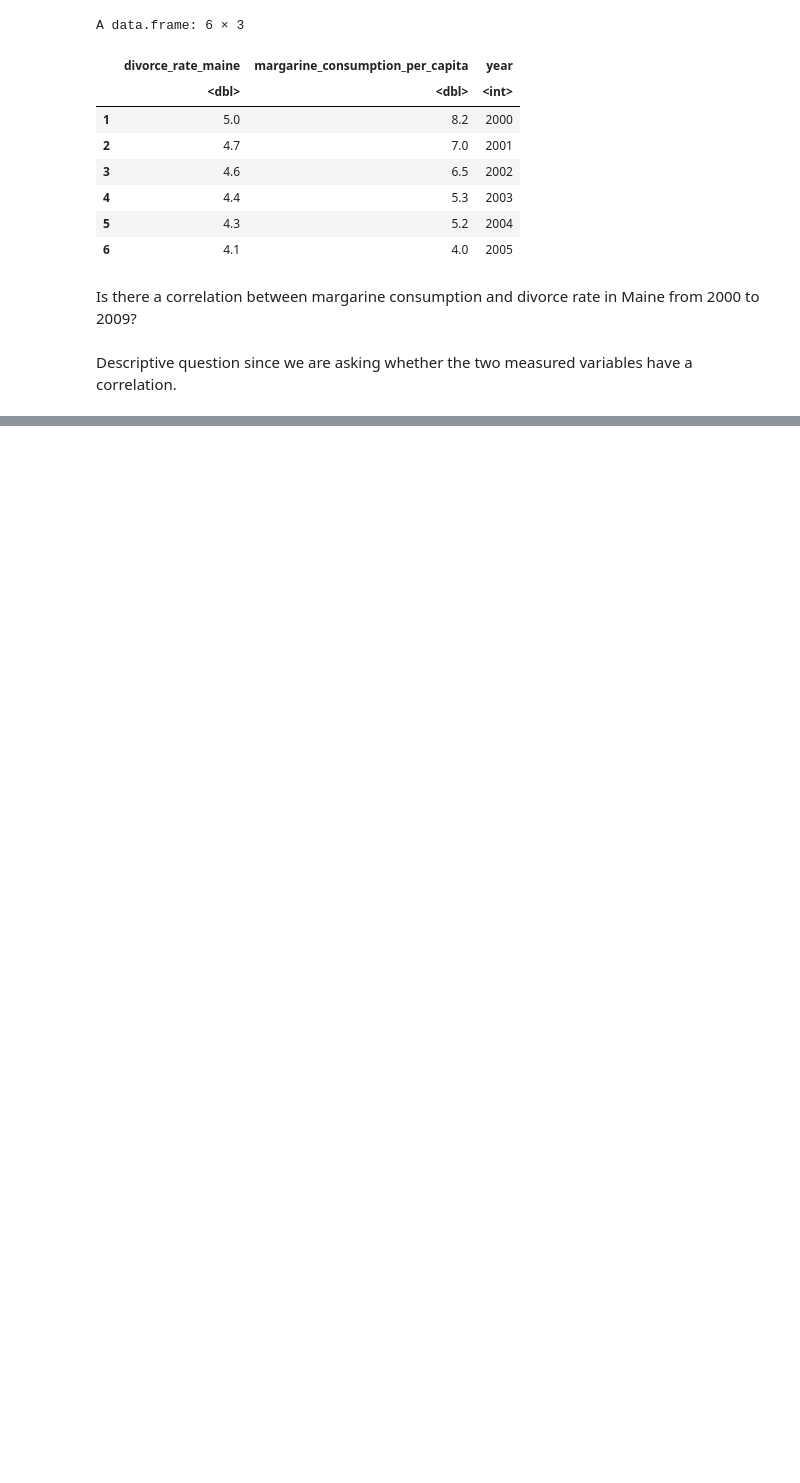
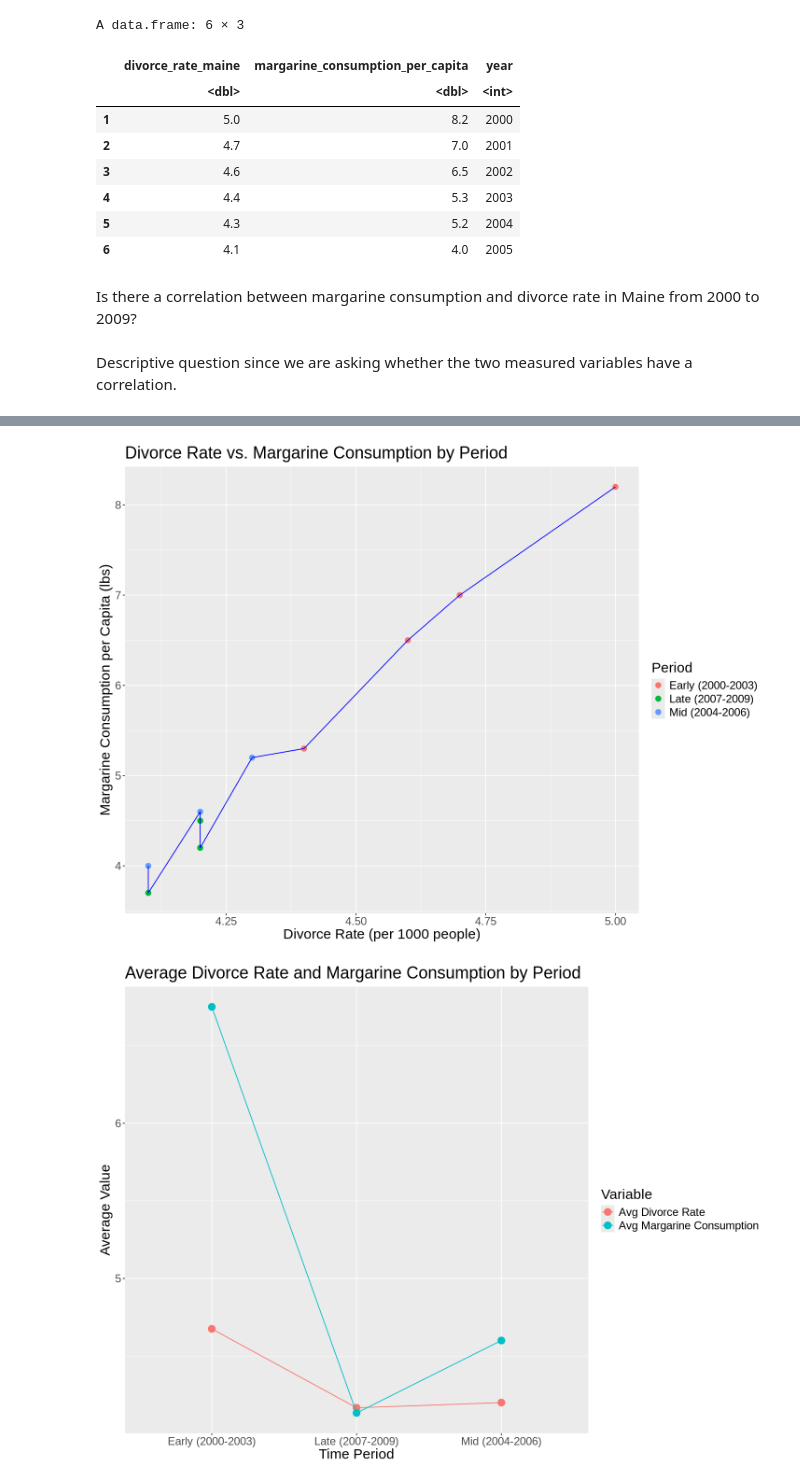
Before and after one commit to tanachilles76/toy_ds_project, a Jupyter notebook: marg_vs_divorce_viz.ipynb, the cells around one changed output, grey strips where cells are left out. Saved outputs shown, nothing was run; the diff lists cells and outputs as text; code cells hidden in the pictures; blank space fills up the shorter version.

```diff
--- a/marg_vs_divorce_viz.ipynb
+++ b/marg_vs_divorce_viz.ipynb
@@ -110,0 +147,13 @@ A data.frame: 6 × 3
+# %%
+group_summary <- tidy_divorce_margarine |>
+  group_by(period) |>
+  summarize(
+    margarine_mean = mean(margarine, na.rm = TRUE),
+    margarine_min = min(margarine, na.rm = TRUE),
+    margarine_max = max(margarine, na.rm = TRUE),
+    divorce_mean = mean(divorce, na.rm = TRUE),
+    divorce_min  = min(divorce,na.rm = TRUE),
+    divorce_max  = max(divorce, na.rm = TRUE)
+  )
+
+group_summary
@@ -110,0 +190,29 @@ A data.frame: 6 × 3
+# %%
+options(repr.plot.height = 9, repr.plot.width = 12)
+
+# Plot 1: Scatter with line — divorce vs margarine, colored by period
+scatter_plot <- ggplot(tidy_divorce_margarine, aes(x = divorce, y = margarine,color = period)) +
+  geom_point(size = 3) +
+  geom_line(color = "blue") +
+  labs(title = "Divorce Rate vs. Margarine Consumption by Period",
+       x = "Divorce Rate (per 1000 people)",
+       y = "Margarine Consumption per Capita (lbs)",
+       color = "Period") +
+  theme(text=element_text(size = 18))
+scatter_plot
+
+# Plot 2: Average divorce and margarine over time per period
+time_plot <- ggplot(group_summary, aes(x = period, group = 1)) +
+  geom_point(aes(y = divorce_mean, color = "Avg Divorce Rate"), size = 4) +
+  geom_line(aes(y = divorce_mean, color = "Avg Divorce Rate")) +
+  geom_point(aes(y = margarine_mean, color = "Avg Margarine Consumption"), size = 4) +
+  geom_line(aes(y = margarine_mean, color = "Avg Margarine Consumption")) +
+  labs(title = "Average Divorce Rate and Margarine Consumption by Period",
+       x = "Time Period",
+       y = "Average Value",
+       color = "Variable") +
+  theme(text=element_text(size = 18))
+time_plot
+# %% [output]
+[figure, added]
+[figure, added]
```
Also changed, not shown: parts of 5 cells of this notebook.
